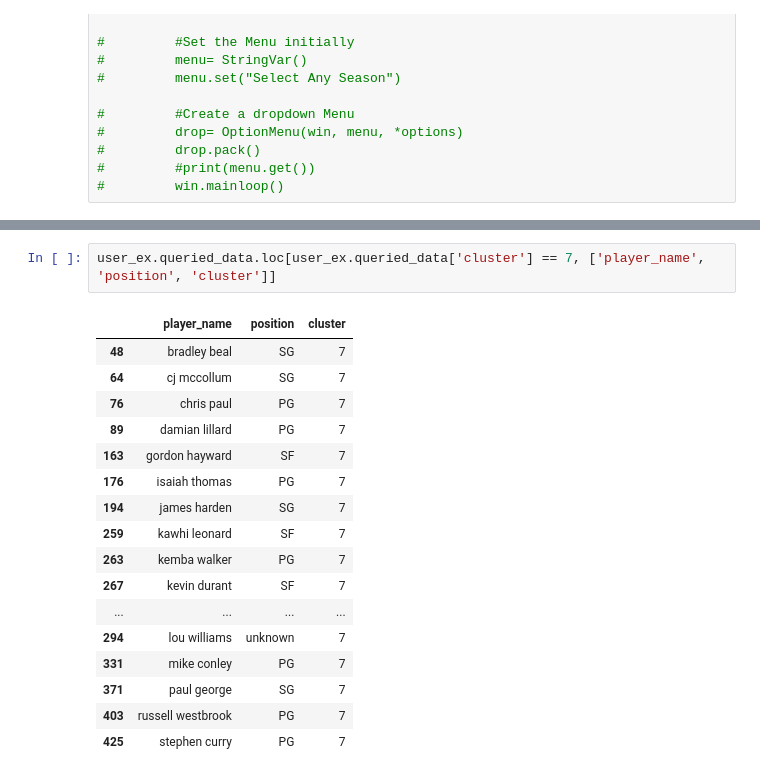
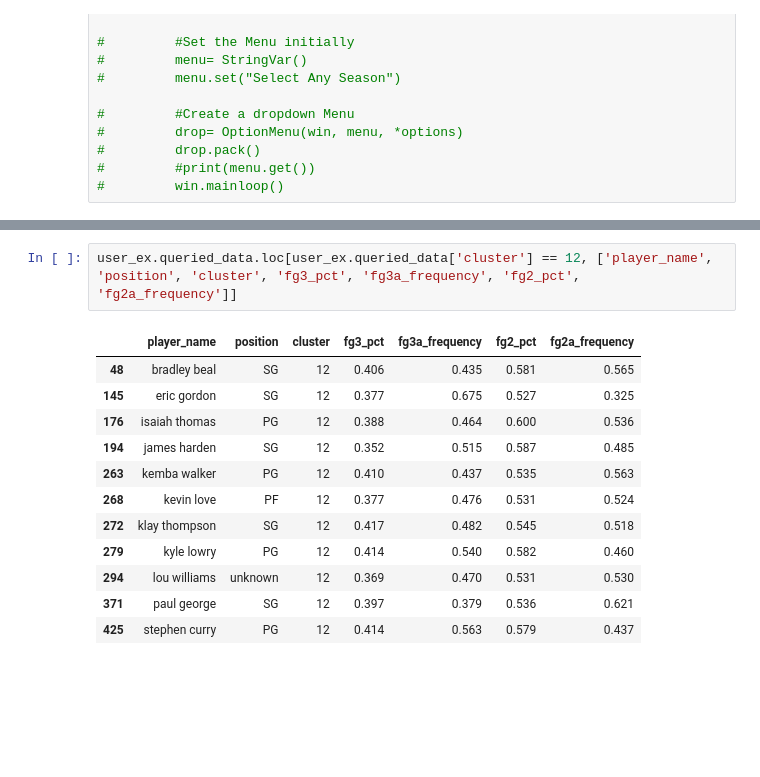
Before and after one commit to davis7526/nba_project, a Jupyter notebook: product code/user_interaction.ipynb, the cells around one changed output, grey strips where cells are left out. Cells and saved outputs as stored; diff of their text form; blank space fills up the shorter version.

```diff
--- a/product code/user_interaction.ipynb
+++ b/product code/user_interaction.ipynb
@@ -143,22 +143,17 @@ Try using .loc[row_indexer,col_indexer] = value instead
 See the caveats in the documentation: https://pandas.pydata.org/pandas-docs/stable/user_guide/indexing.html#returning-a-view-versus-a-copy
   "    #Run sillhouete average scoring to find optimal number of clusters\n",
 # %%
-user_ex.queried_data.loc[user_ex.queried_data['cluster'] == 7, ['player_name', 'position', 'cluster']]
+user_ex.queried_data.loc[user_ex.queried_data['cluster'] == 12, ['player_name', 'position', 'cluster', 'fg3_pct', 'fg3a_frequency', 'fg2_pct', 'fg2a_frequency']]
 # %% [output]
-|  | player_name | position | cluster |
-| 48 | bradley beal | SG | 7 |
-| 64 | cj mccollum | SG | 7 |
-| 76 | chris paul | PG | 7 |
-| 89 | damian lillard | PG | 7 |
-| 163 | gordon hayward | SF | 7 |
-| 176 | isaiah thomas | PG | 7 |
-| 194 | james harden | SG | 7 |
-| 259 | kawhi leonard | SF | 7 |
-| 263 | kemba walker | PG | 7 |
-| 267 | kevin durant | SF | 7 |
-| ... | ... | ... | ... |
-| 294 | lou williams | unknown | 7 |
-| 331 | mike conley | PG | 7 |
-| 371 | paul george | SG | 7 |
-| 403 | russell westbrook | PG | 7 |
-| 425 | stephen curry | PG | 7 |
+|  | player_name | position | cluster | fg3_pct | fg3a_frequency | fg2_pct | fg2a_frequency |
+| 48 | bradley beal | SG | 12 | 0.406 | 0.435 | 0.581 | 0.565 |
+| 145 | eric gordon | SG | 12 | 0.377 | 0.675 | 0.527 | 0.325 |
+| 176 | isaiah thomas | PG | 12 | 0.388 | 0.464 | 0.600 | 0.536 |
+| 194 | james harden | SG | 12 | 0.352 | 0.515 | 0.587 | 0.485 |
+| 263 | kemba walker | PG | 12 | 0.410 | 0.437 | 0.535 | 0.563 |
+| 268 | kevin love | PF | 12 | 0.377 | 0.476 | 0.531 | 0.524 |
+| 272 | klay thompson | SG | 12 | 0.417 | 0.482 | 0.545 | 0.518 |
+| 279 | kyle lowry | PG | 12 | 0.414 | 0.540 | 0.582 | 0.460 |
+| 294 | lou williams | unknown | 12 | 0.369 | 0.470 | 0.531 | 0.530 |
+| 371 | paul george | SG | 12 | 0.397 | 0.379 | 0.536 | 0.621 |
+| 425 | stephen curry | PG | 12 | 0.414 | 0.563 | 0.579 | 0.437 |
```
Also changed, not shown: parts of 1 cell of this notebook.
